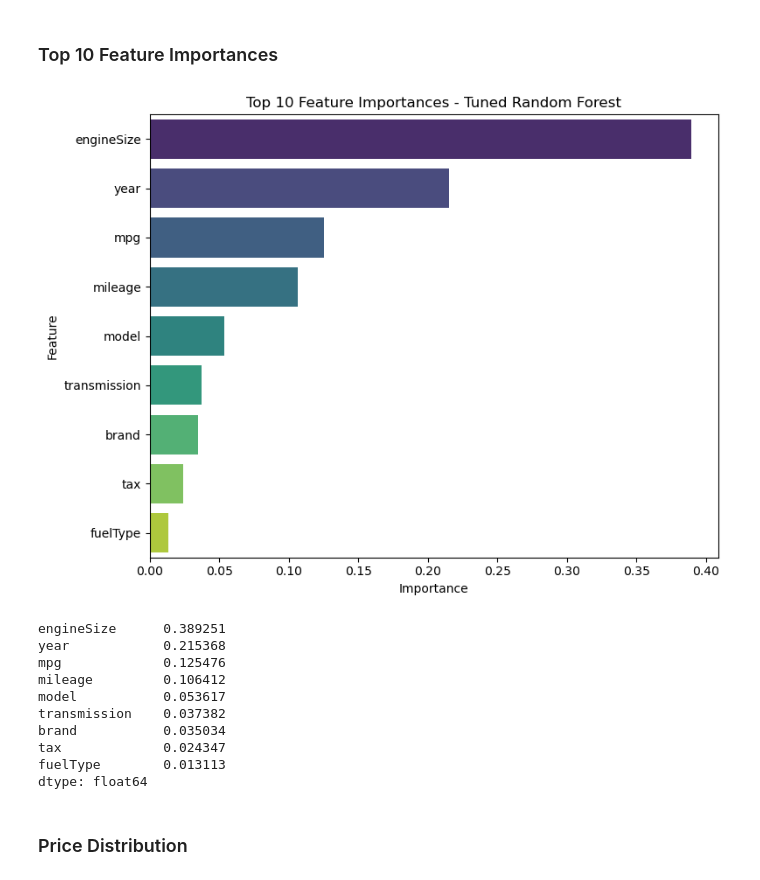
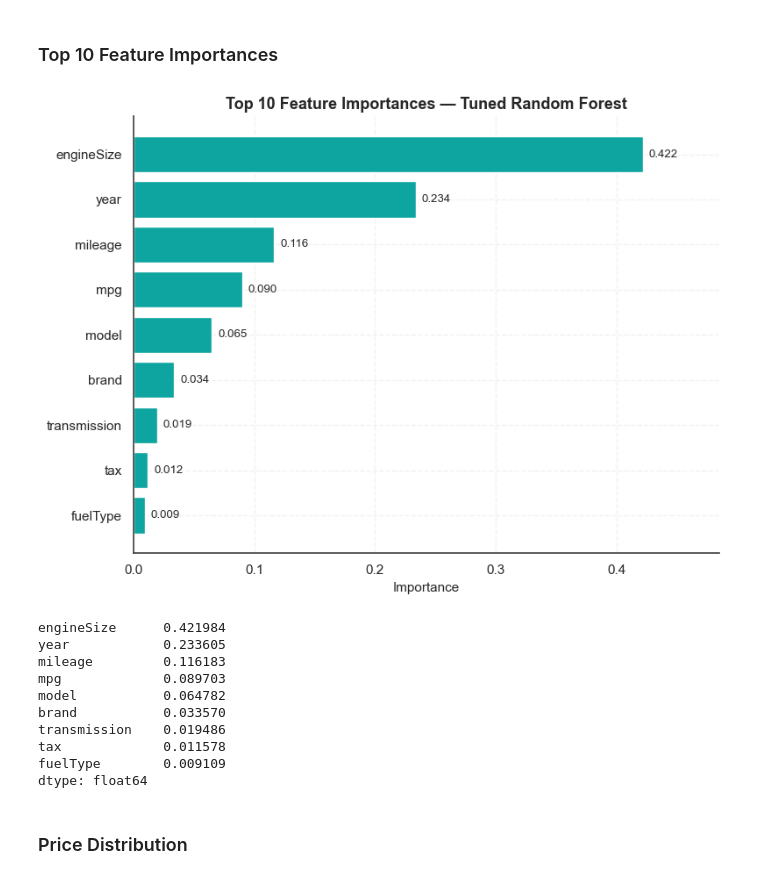
Before and after one commit to Dt-Ansari07/Automobile-Price-Prediction-Analysis, a Jupyter notebook: notebooks/automobile_price_prediction.ipynb, the cells around one changed output. Saved outputs shown, nothing was run; the diff lists cells and outputs as text; code cells hidden in the pictures.

```diff
--- a/notebooks/automobile_price_prediction.ipynb
+++ b/notebooks/automobile_price_prediction.ipynb
@@ -542,0 +503,34 @@ RandomizedSearchCV(cv=5, estimator=RandomForestRegressor(), n_jobs=-1,
+# %%
+import numpy as np
+from sklearn.ensemble import RandomForestRegressor
+from sklearn.model_selection import RandomizedSearchCV
+from sklearn.metrics import make_scorer
+from sklearn.metrics import mean_squared_log_error
+
+def rmsle(y_true, y_pred):
+    return np.sqrt(mean_squared_log_error(y_true, y_pred))
+
+def neg_rmsle(y_true, y_pred):
+    return -1 * rmsle(y_true, y_pred)
+
+scorer = make_scorer(neg_rmsle)
+
+parameter_grid = {
+    "n_estimators": [30, 50, 70, 100, 150],
+    "max_depth": [None, 5, 10, 15],
+    "min_samples_split": np.arange(2, 20, 2),
+    "min_samples_leaf": np.arange(1, 20, 2),
+    "max_features": [0.5, 0.75, 1]
+}
+
+# random_state added on both the estimator and the search itself, so the same
+# 10 candidates are sampled and trained identically on every re-run.
+search = RandomizedSearchCV(RandomForestRegressor(random_state=42),
+                            param_distributions=parameter_grid,
+                            n_jobs=-1,
+                            n_iter=10,
+                            cv=5,
+                            scoring=scorer,
+                            random_state=42,
+                            verbose=True)
+search.fit(X_train, y_train)
@@ -634,29 +622,23 @@ plt.show()
 # %% [markdown]
 ### Top 10 Feature Importances
-# %%
-importances = pd.Series(best_paramsd.feature_importances_, index=X.columns).sort_values(ascending=False)
-
-plt.figure(figsize=(8, 6))
-sns.barplot(x=importances.head(10).values, y=importances.head(10).index, palette='viridis')
-plt.xlabel("Importance")
-plt.ylabel("Feature")
-plt.title("Top 10 Feature Importances - Tuned Random Forest")
-plt.tight_layout()
-plt.savefig("../images/feature_importance.png", dpi=150)
-plt.show()
-
-importances.head(10)
-# %% [output]
-[figure, removed]
-engineSize      0.389251
-year            0.215368
-mpg             0.125476
-mileage         0.106412
-model           0.053617
-transmission    0.037382
-brand           0.035034
-tax             0.024347
-fuelType        0.013113
-dtype: float64
+# %%
+importances = pd.Series(best_paramsd.feature_importances_, index=X.columns).sort_values(ascending=False)
+
+plot_feature_importance(importances, "../images/feature_importance.png")
+plt.show()
+
+importances.head(10)
+# %% [output]
+[figure, added]
+engineSize      0.421984
+year            0.233605
+mileage         0.116183
+mpg             0.089703
+model           0.064782
+brand           0.033570
+transmission    0.019486
+tax             0.011578
+fuelType        0.009109
+dtype: float64
 # %% [markdown]
 ### Price Distribution
```
Also changed, not shown: parts of 22 cells of this notebook, 6 other files.
